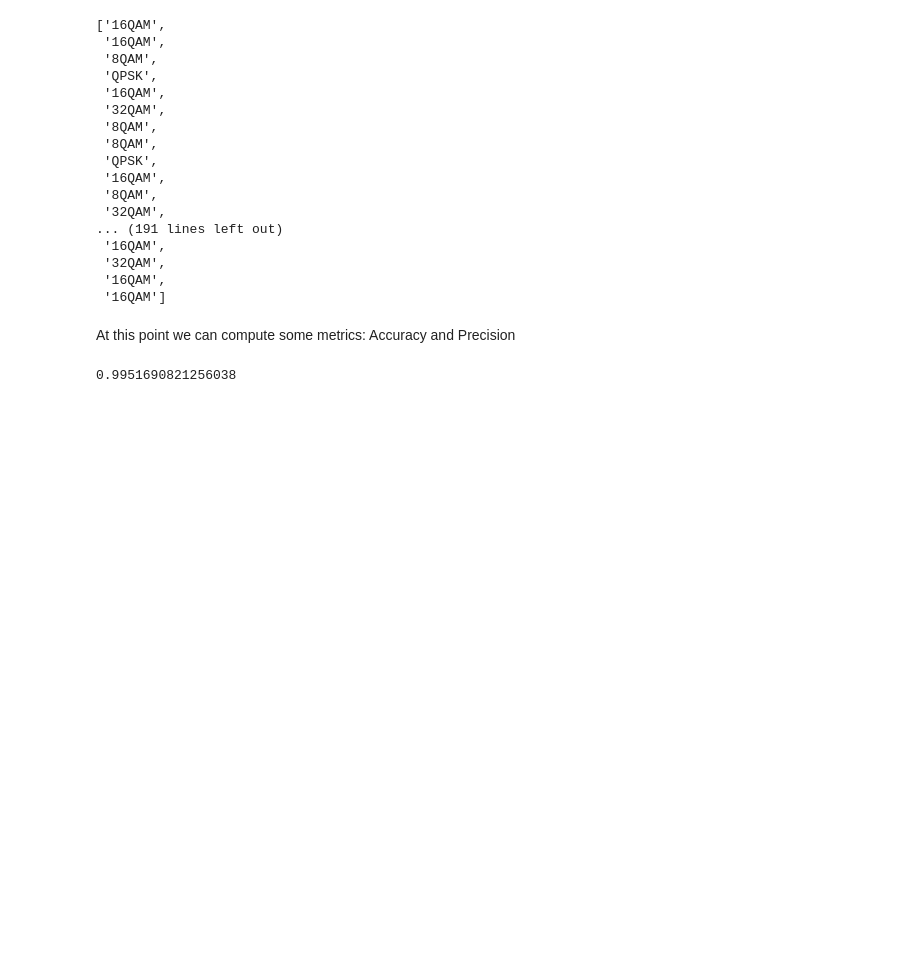
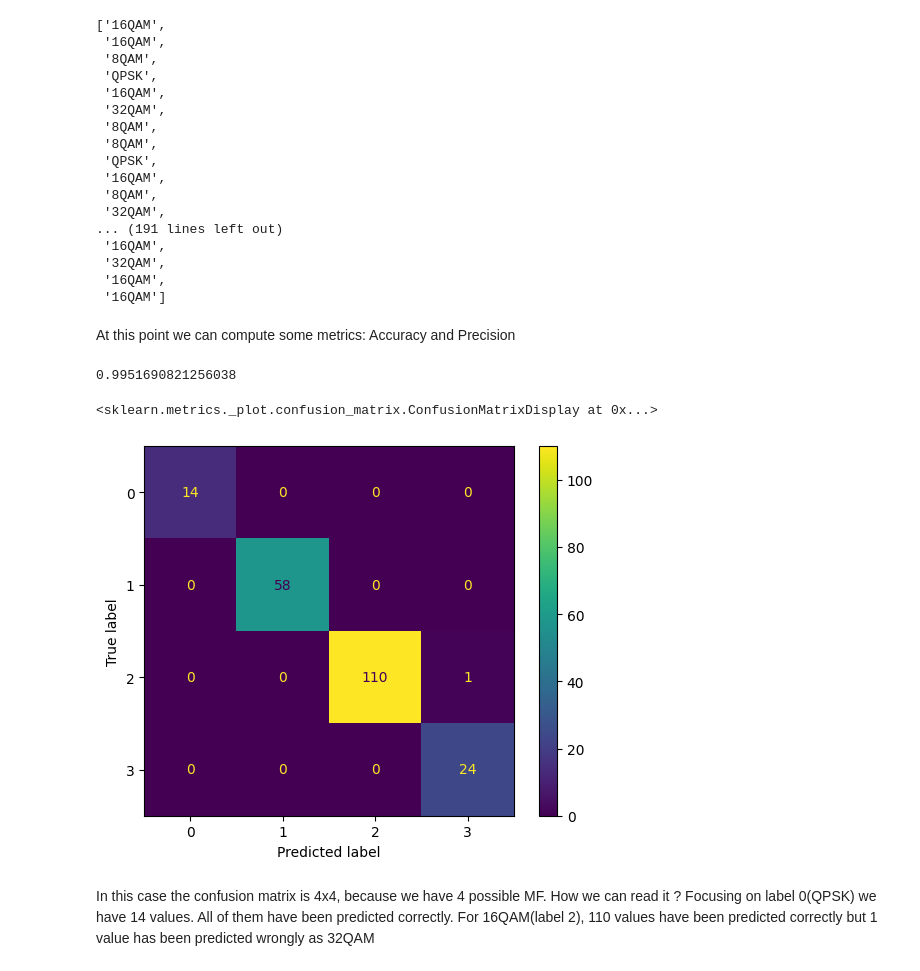
Before and after one commit to DanielCaputo111296/QOT-project, a Jupyter notebook: QOT estimation Lab.ipynb, the cells around one changed output. Drawn from its saved outputs; the diff is of its cells as text; code cells hidden in the pictures; blank space fills up the shorter version.

```diff
--- a/QOT estimation Lab.ipynb
+++ b/QOT estimation Lab.ipynb
@@ -355,3 +355,10 @@ from sklearn.metrics import plot_confusion_matrix
 print(accuracy_score(y_test_1,y_pred_1))
 # %% [output]
 0.9951690821256038
+# %%
+plot_confusion_matrix(classifier, X_test_1, y_test_1)
+# %% [output]
+<sklearn.metrics._plot.confusion_matrix.ConfusionMatrixDisplay at 0x...>
+[figure, added]
+# %% [markdown]
+In this case the confusion matrix is 4x4, because we have 4 possible MF. How we can read it ? Focusing on label 0(QPSK) we have 14 values. All of them have been predicted correctly. For 16QAM(label 2), 110 values have been predicted correctly but 1 value has been predicted wrongly as 32QAM
```
Also changed, not shown: parts of 15 cells of this notebook.
